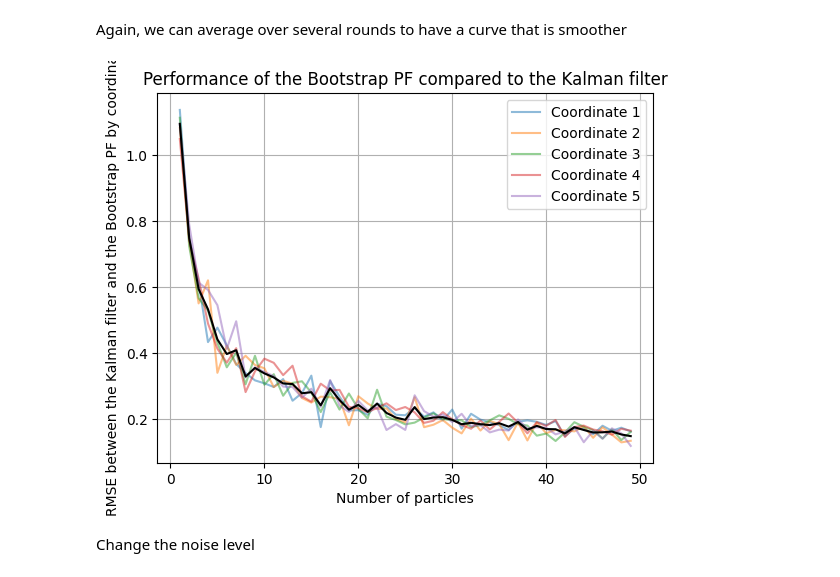
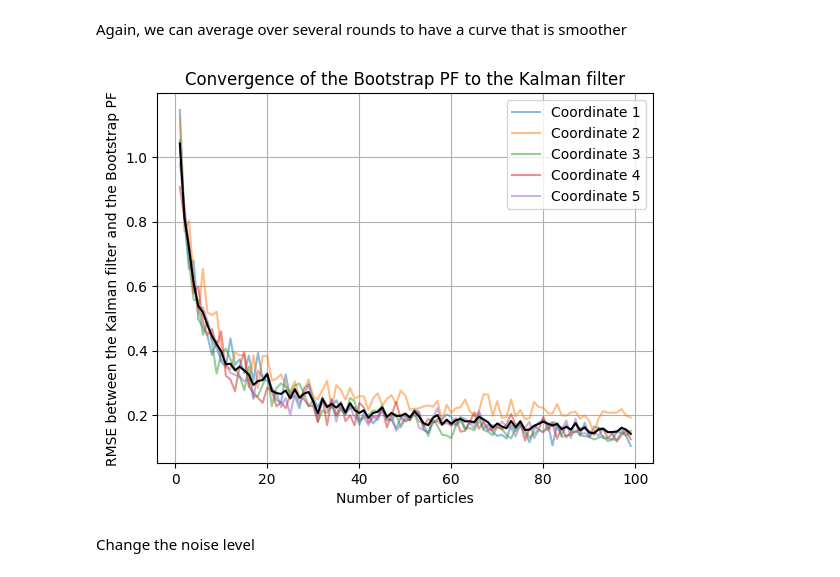
Before and after one commit to candicebaud/liu_smc, a Jupyter notebook: Liu_smc_theoretical.ipynb, the cells around one changed output. Saved outputs shown, nothing was run; the diff lists cells and outputs as text; code cells hidden in the pictures.

```diff
--- a/Liu_smc_theoretical.ipynb
+++ b/Liu_smc_theoretical.ipynb
@@ -318,7 +333,7 @@ def kalman_boostrap_simulate_wip(T_max, N = 10, a = 0.7, b = 0.5, var_eps = 1, v
       Z = [[x0, y0]]
       for t in range (1,k):
         X.append(a*X[t-1] + npr.normal(0,var_eps**2))
-        Y.append(b*X[t-1] + npr.normal(0,var_delta**2))
+        Y.append(b*X[t] + npr.normal(0,var_delta**2))
         Z.append([X[t], Y[t]])
 
       #kalman and bootstrap for iteration k
@@ -385,7 +400,7 @@ Y = [y0]
 Z = [[x0, y0]]
 for t in range (1,T):
   X.append(np.dot(A, X[t-1]) + [npr.normal(0,1) for i in range (D)]) #for the noise since we took the identity matrix
-  Y.append(np.dot(B, X[t-1]) + [npr.normal(0,1) for i in range (D)])
+  Y.append(np.dot(B, X[t]) + [npr.normal(0,1) for i in range (D)])
   Z.append([X[t], Y[t]])
 # %%
 #plot the evolution of the coordinates of X and Y
@@ -519,7 +534,7 @@ def kalman_boostrap_simulate(T_max, D, N = 10, A = 0.2*np.identity(D), B = 0.4*n
   Z = [[x0, y0]]
   for t in range (1,T_max):
     X.append(np.dot(A, X[t-1]) + [npr.normal(0,1) for i in range (D)]) #for the noise since we took the identity matrix
-    Y.append(np.dot(B, X[t-1]) + [npr.normal(0,1) for i in range (D)])
+    Y.append(np.dot(B, X[t]) + [npr.normal(0,1) for i in range (D)])
     Z.append([X[t], Y[t]])
 
   #kalman and bootstrap
@@ -707,7 +740,7 @@ def plot_kalman_smc_N_dim_d_average(D, T, A, B, var_eps, var_delta, N, n_rep):
   Y = [y0]
   for t in range (1,T):
     X.append(np.dot(A, X[t-1]) + [npr.normal(0,1) for i in range (D)]) #for the noise since we took the identity matrix
-    Y.append(np.dot(B, X[t-1]) + [npr.normal(0,1) for i in range (D)])
+    Y.append(np.dot(B, X[t]) + [npr.normal(0,1) for i in range (D)])
 
   to_plot = []
 
@@ -726,19 +759,19 @@ def plot_kalman_smc_N_dim_d_average(D, T, A, B, var_eps, var_delta, N, n_rep):
   to_plot = np.array(to_plot).transpose()
   return(to_plot)
 # %%
-to_plot = plot_kalman_smc_N_dim_d_average(5, 10, 0.2*np.identity(5), 0.4*np.identity(5), np.identity(5), np.identity(5), 50, 5)
-absciss = np.array([i for i in range (50)])
+to_plot = plot_kalman_smc_N_dim_d_average(5, 10, 0.2*np.identity(5), 0.4*np.identity(5), np.identity(5), np.identity(5), 100, 5)
+absciss = np.array([i for i in range (100)])
 for i in range(len(to_plot)): #len(to_plot) = D
     plt.plot(absciss[1:], to_plot[i], '-', label='Coordinate {}'.format(i+1), alpha = 0.5)
 plt.plot(absciss[1:], np.mean(to_plot, axis = 0), color = 'black')
 plt.xlabel('Number of particles')
-plt.ylabel('RMSE between the Kalman filter and the Bootstrap PF by coordinate')
-plt.title('Performance of the Bootstrap PF compared to the Kalman filter')
+plt.ylabel('RMSE between the Kalman filter and the Bootstrap PF')
+plt.title('Convergence of the Bootstrap PF to the Kalman filter')
 plt.legend()
 plt.grid(True)
 plt.show()
 # %% [output]
-[figure, old version]
+[figure, new version]
 # %% [markdown]
 Change the noise level
 # %%
```
Also changed, not shown: parts of 46 cells of this notebook.
